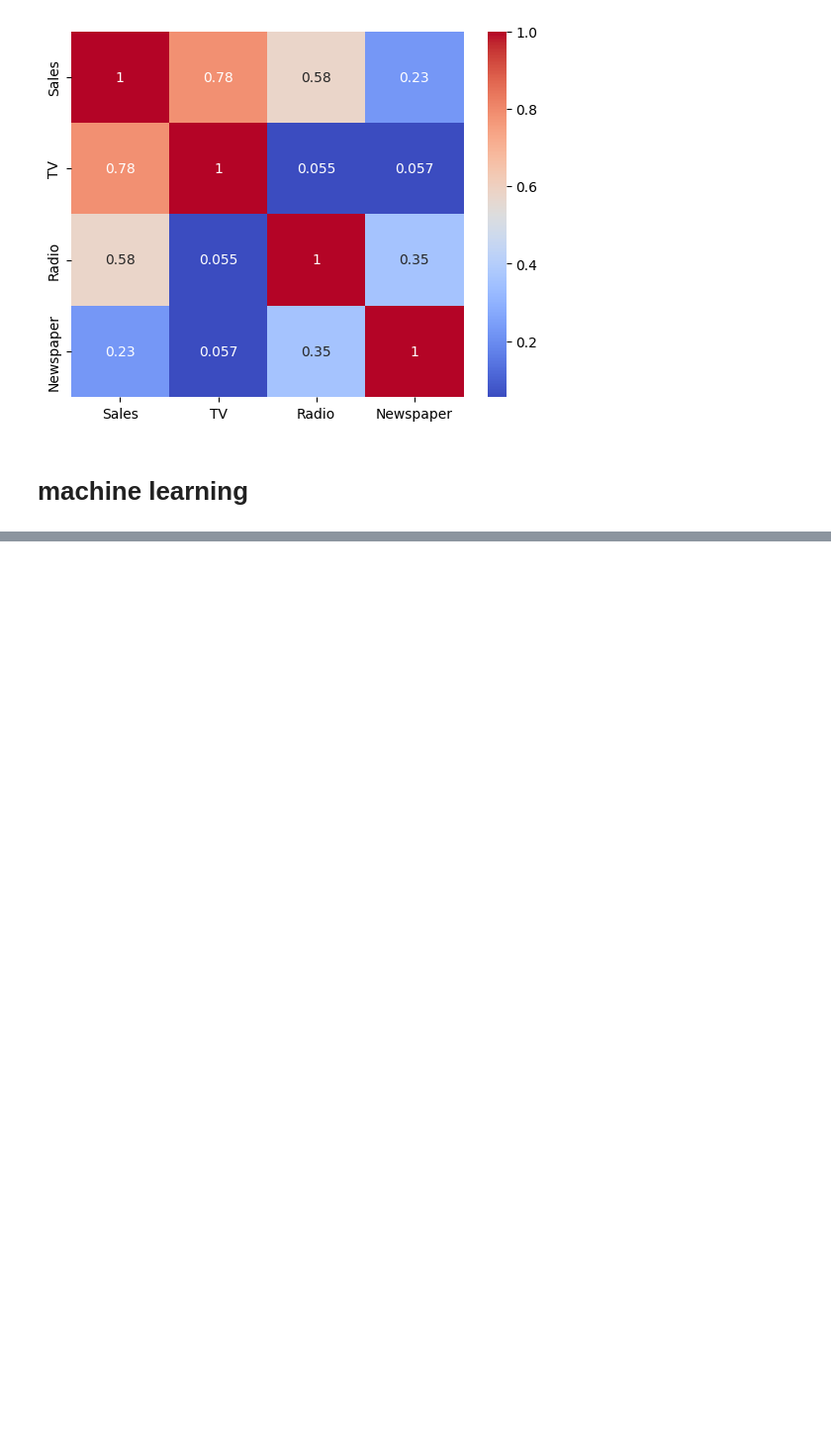
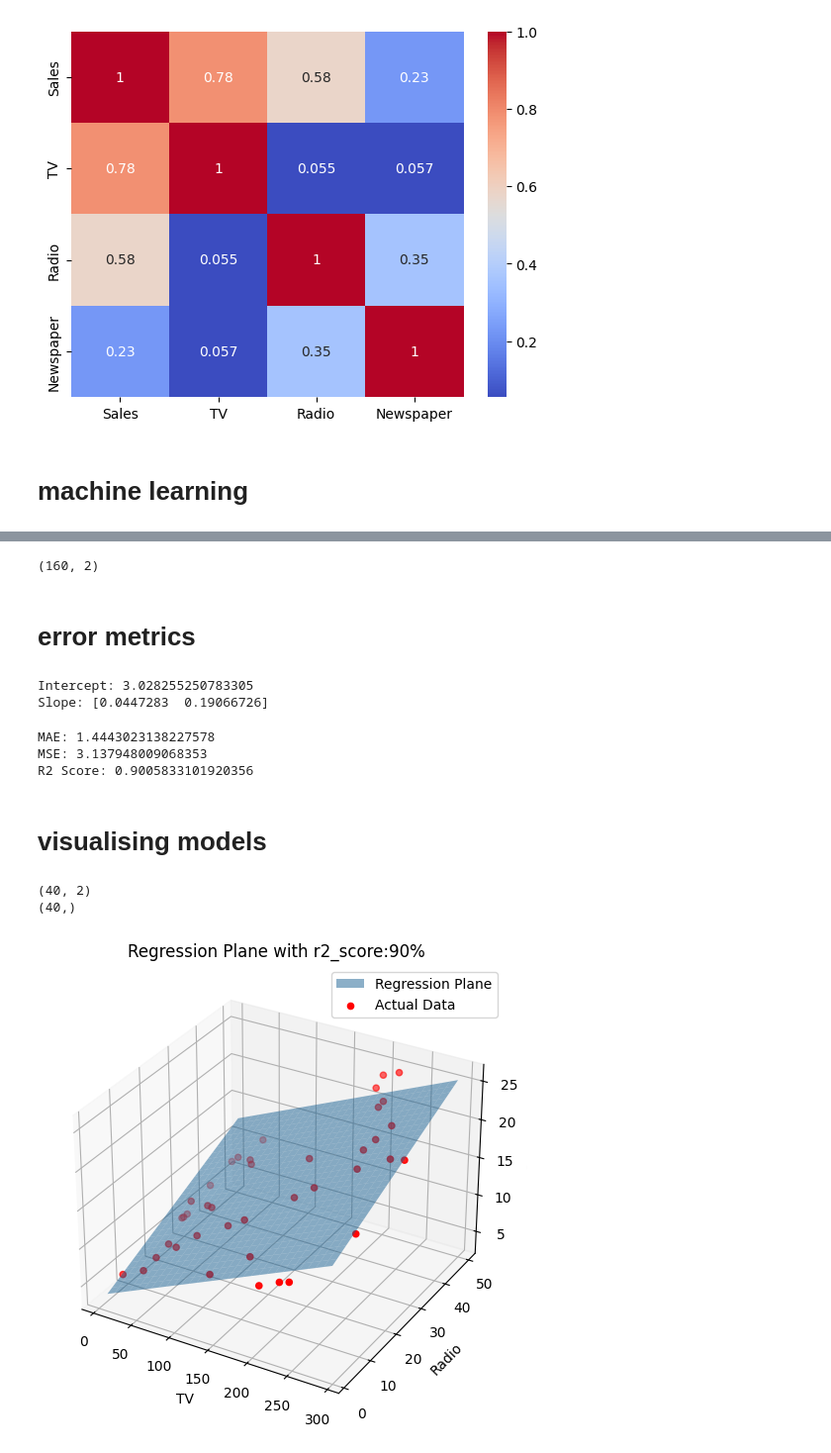
Before and after one commit to vijayagi/data-science-project-, a Jupyter notebook: project_3(poly_regr)/project3.ipynb, the cells around one changed output, grey strips where cells are left out. Shown at 99% size. Drawn from its saved outputs; the diff is of its cells as text; code cells hidden in the pictures; blank space fills up the shorter version.

```diff
--- a/project_3(poly_regr)/project3.ipynb
+++ b/project_3(poly_regr)/project3.ipynb
@@ -115,0 +125,80 @@ from sklearn.metrics import mean_squared_error,mean_absolute_error, r2_score
+# %%
+#assigning independent and dependent values
+x=df[['TV','Radio']].values
+y=df['Sales'].values
+# %%
+x_train,x_test,y_train,y_test=train_test_split(x,y,test_size=0.2,random_state=42)
+x_train.shape
+# %% [output]
+(160, 2)
+# %%
+model=LinearRegression()
+model.fit(x_train, y_train)
+y_pred=model.predict(x_test)
+# %% [markdown]
+# error metrics
+# %%
+intercept=model.intercept_
+slope=model.coef_
+print(f"Intercept: {intercept}")
+print(f"Slope: {slope}")
+# %% [output]
+Intercept: 3.028255250783305
+Slope: [0.0447283  0.19066726]
+# %%
+#calculating mae(mean absolute error)
+mae=mean_absolute_error(y_test,y_pred)
+print("MAE:",mae)
+#calculating mse(mean squarred error)
+mse=mean_squared_error(y_test,y_pred)
+print("MSE:",mse)
+#calculating r2_score
+r2=r2_score(y_test,y_pred)
+print("R2 Score:",r2)
+# %% [output]
+MAE: 1.4443023138227578
+MSE: 3.137948009068353
+R2 Score: 0.9005833101920356
+# %% [markdown]
+# visualising models
+# %%
+print(x_test.shape)
+print(y_test.shape)
+# %% [output]
+(40, 2)
+(40,)
+# %%
+import matplotlib.pyplot as plt
+
+# coefficients
+intercept = 3.028255250783305
+a1 = slope[0]
+a2 = slope[1]
+
+# Create grid
+x1_range = np.linspace(x_test[:,0].min(), x_test[:,0].max(), 30)
+x2_range = np.linspace(x_test[:,1].min(), x_test[:,1].max(), 30)
+
+X1, X2 = np.meshgrid(x1_range, x2_range)
+
+# Plane equation
+Y = intercept + a1*X1 + a2*X2
+
+# Plot
+fig = plt.figure(figsize=(8,6))
+ax = fig.add_subplot(111, projection='3d')
+
+# Regression plane
+ax.plot_surface(X1, X2, Y, alpha=0.5,label='Regression Plane')
+
+# Actual data points
+ax.scatter(x_test[:,0], x_test[:,1], y_test,color='red',label='Actual Data')
+
+ax.set_xlabel('TV')
+ax.set_ylabel('Radio')
+ax.set_zlabel('Sales')
+plt.title('Regression Plane with r2_score:90%')
+plt.legend()
+plt.show()
+# %% [output]
+[figure, added]
```
Also changed, not shown: parts of 8 cells of this notebook, 1 other file.
